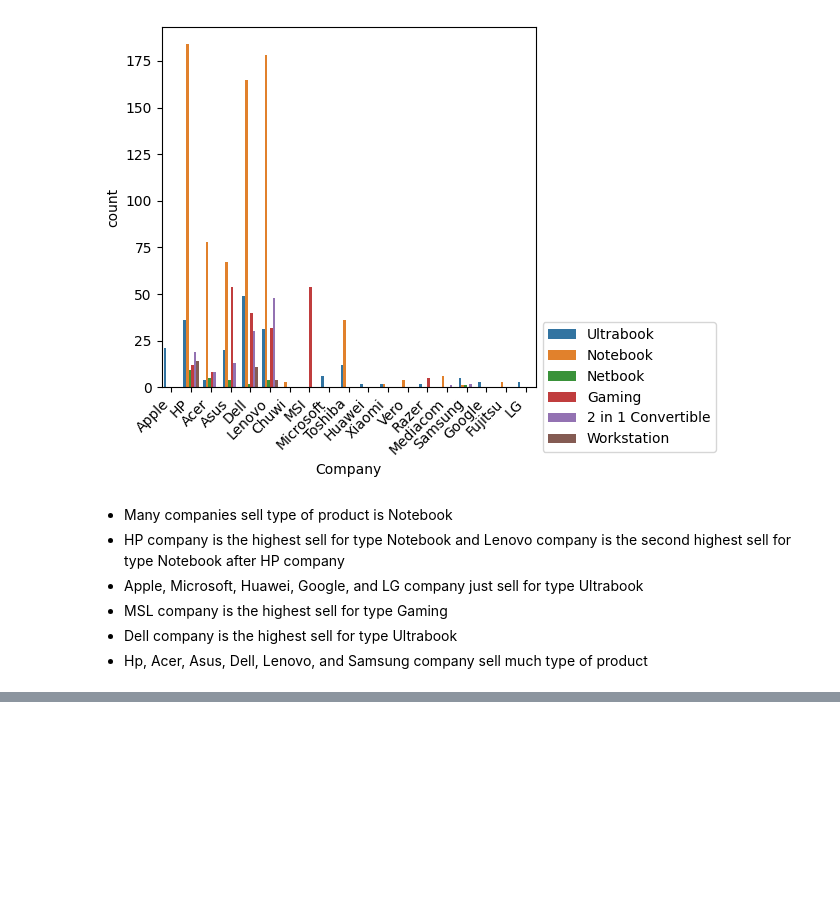
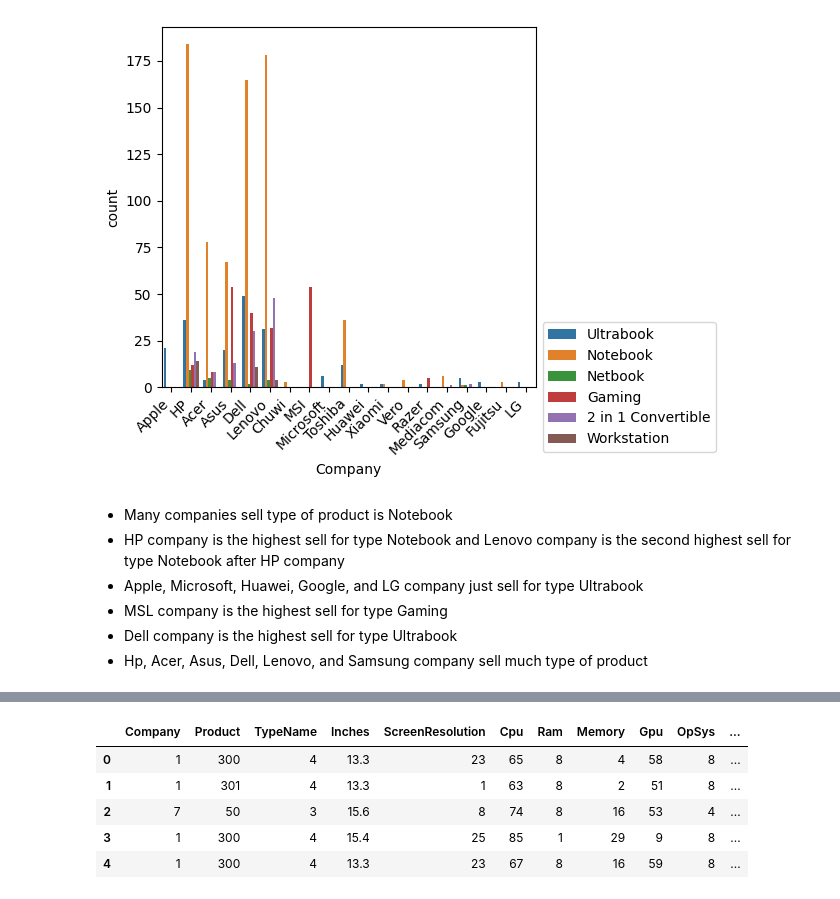
Before and after one commit to dhonihanif/Lapto_price_predictions, a Jupyter notebook: laptop.ipynb, the cells around one changed output, grey strips where cells are left out. Saved outputs shown, nothing was run; the diff lists cells and outputs as text; code cells hidden in the pictures; blank space fills up the shorter version.

```diff
--- a/laptop.ipynb
+++ b/laptop.ipynb
@@ -466,0 +496,9 @@ plt.show()
+# %%
+df.head()
+# %% [output]
+|  | Company | Product | TypeName | Inches | ScreenResolution | Cpu | Ram | Memory | Gpu | OpSys | ... |
+| 0 | 1 | 300 | 4 | 13.3 | 23 | 65 | 8 | 4 | 58 | 8 | ... |
+| 1 | 1 | 301 | 4 | 13.3 | 1 | 63 | 8 | 2 | 51 | 8 | ... |
+| 2 | 7 | 50 | 3 | 15.6 | 8 | 74 | 8 | 16 | 53 | 4 | ... |
+| 3 | 1 | 300 | 4 | 15.4 | 25 | 85 | 1 | 29 | 9 | 8 | ... |
+| 4 | 1 | 300 | 4 | 13.3 | 23 | 67 | 8 | 16 | 59 | 8 | ... |
```
Also changed, not shown: parts of 30 cells of this notebook.
